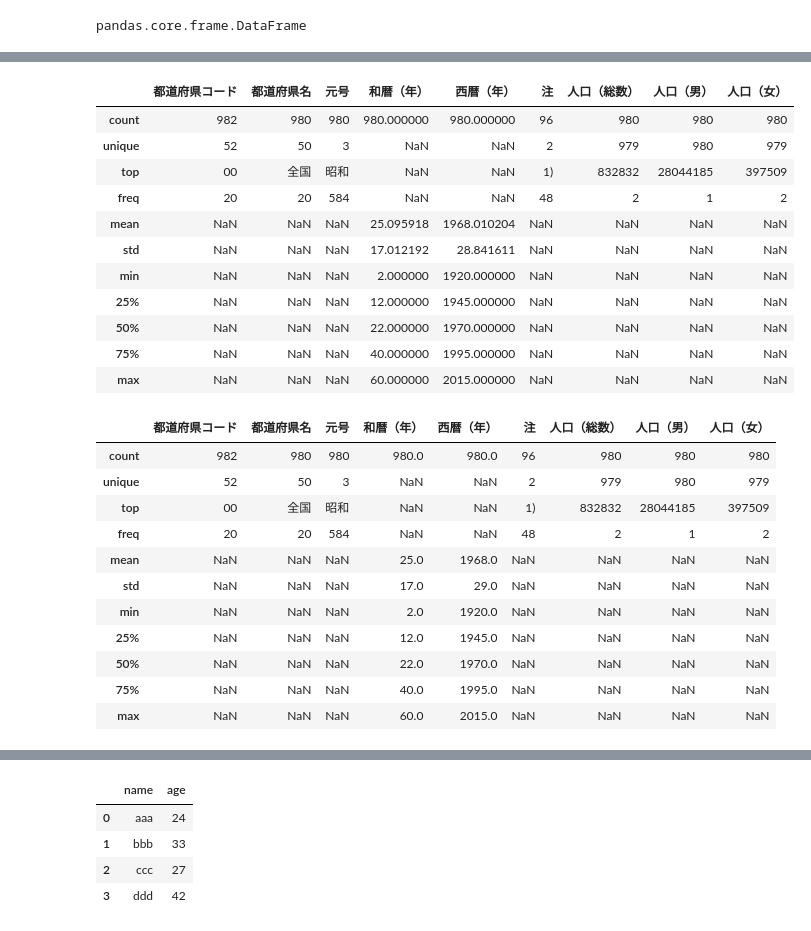
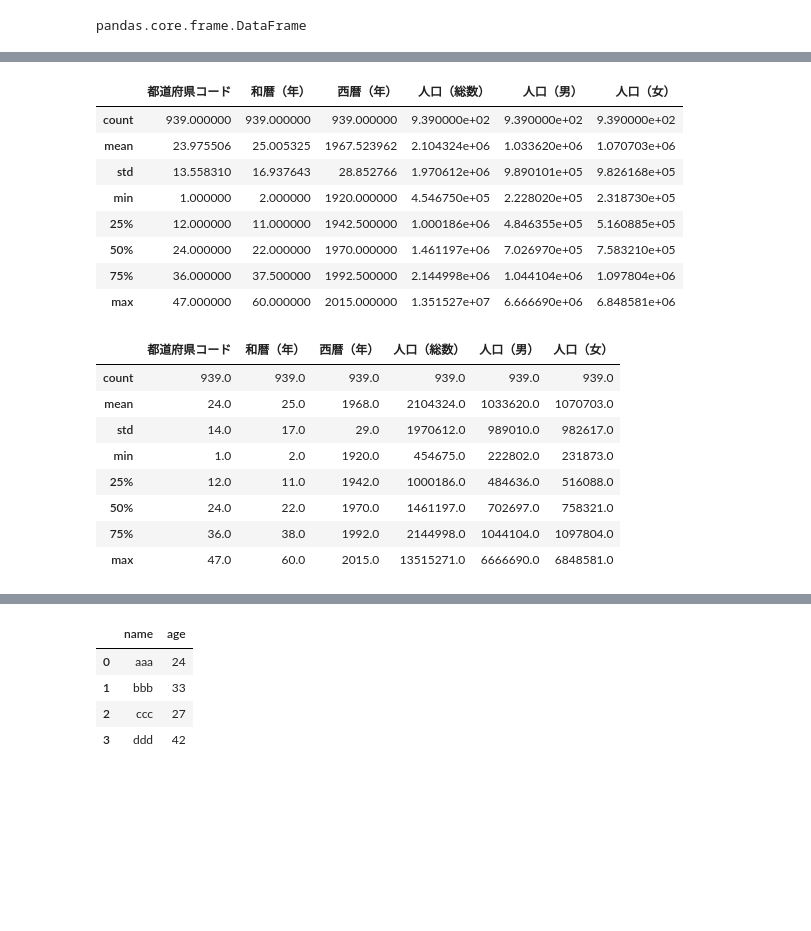
Before and after one commit to gakuto0404/Python, a Jupyter notebook: Pandas/DataFrame/pandas1.ipynb, the cells around one changed output, grey strips where cells are left out. Saved outputs shown, nothing was run; the diff lists cells and outputs as text; code cells hidden in the pictures; blank space fills up the shorter version.

```diff
--- a/Pandas/DataFrame/pandas1.ipynb
+++ b/Pandas/DataFrame/pandas1.ipynb
@@ -171,30 +170,24 @@ memory usage: 69.2+ KB
 # %%
-df_population_data.describe(include='all') #統計量
+df_population_data.describe() #統計量
 # %% [output]
-|  | 都道府県コード | 都道府県名 | 元号 | 和暦（年） | 西暦（年） | 注 | 人口（総数） | 人口（男） | 人口（女） |
-| count | 982 | 980 | 980 | 980.000000 | 980.000000 | 96 | 980 | 980 | 980 |
-| unique | 52 | 50 | 3 | NaN | NaN | 2 | 979 | 980 | 979 |
-| top | 00 | 全国 | 昭和 | NaN | NaN | 1) | 832832 | 28044185 | 397509 |
-| freq | 20 | 20 | 584 | NaN | NaN | 48 | 2 | 1 | 2 |
-| mean | NaN | NaN | NaN | 25.095918 | 1968.010204 | NaN | NaN | NaN | NaN |
-| std | NaN | NaN | NaN | 17.012192 | 28.841611 | NaN | NaN | NaN | NaN |
-| min | NaN | NaN | NaN | 2.000000 | 1920.000000 | NaN | NaN | NaN | NaN |
-| 25% | NaN | NaN | NaN | 12.000000 | 1945.000000 | NaN | NaN | NaN | NaN |
-| 50% | NaN | NaN | NaN | 22.000000 | 1970.000000 | NaN | NaN | NaN | NaN |
-| 75% | NaN | NaN | NaN | 40.000000 | 1995.000000 | NaN | NaN | NaN | NaN |
-| max | NaN | NaN | NaN | 60.000000 | 2015.000000 | NaN | NaN | NaN | NaN |
+|  | 都道府県コード | 和暦（年） | 西暦（年） | 人口（総数） | 人口（男） | 人口（女） |
+| count | 939.000000 | 939.000000 | 939.000000 | 9.390000e+02 | 9.390000e+02 | 9.390000e+02 |
+| mean | 23.975506 | 25.005325 | 1967.523962 | 2.104324e+06 | 1.033620e+06 | 1.070703e+06 |
+| std | 13.558310 | 16.937643 | 28.852766 | 1.970612e+06 | 9.890101e+05 | 9.826168e+05 |
+| min | 1.000000 | 2.000000 | 1920.000000 | 4.546750e+05 | 2.228020e+05 | 2.318730e+05 |
+| 25% | 12.000000 | 11.000000 | 1942.500000 | 1.000186e+06 | 4.846355e+05 | 5.160885e+05 |
+| 50% | 24.000000 | 22.000000 | 1970.000000 | 1.461197e+06 | 7.026970e+05 | 7.583210e+05 |
+| 75% | 36.000000 | 37.500000 | 1992.500000 | 2.144998e+06 | 1.044104e+06 | 1.097804e+06 |
+| max | 47.000000 | 60.000000 | 2015.000000 | 1.351527e+07 | 6.666690e+06 | 6.848581e+06 |
 # %%
-df_population_data.describe(include='all').round(0)
+df_population_data.describe().round(0)
 # %% [output]
-|  | 都道府県コード | 都道府県名 | 元号 | 和暦（年） | 西暦（年） | 注 | 人口（総数） | 人口（男） | 人口（女） |
-| count | 982 | 980 | 980 | 980.0 | 980.0 | 96 | 980 | 980 | 980 |
-| unique | 52 | 50 | 3 | NaN | NaN | 2 | 979 | 980 | 979 |
-| top | 00 | 全国 | 昭和 | NaN | NaN | 1) | 832832 | 28044185 | 397509 |
-| freq | 20 | 20 | 584 | NaN | NaN | 48 | 2 | 1 | 2 |
-| mean | NaN | NaN | NaN | 25.0 | 1968.0 | NaN | NaN | NaN | NaN |
-| std | NaN | NaN | NaN | 17.0 | 29.0 | NaN | NaN | NaN | NaN |
-| min | NaN | NaN | NaN | 2.0 | 1920.0 | NaN | NaN | NaN | NaN |
-| 25% | NaN | NaN | NaN | 12.0 | 1945.0 | NaN | NaN | NaN | NaN |
-| 50% | NaN | NaN | NaN | 22.0 | 1970.0 | NaN | NaN | NaN | NaN |
-| 75% | NaN | NaN | NaN | 40.0 | 1995.0 | NaN | NaN | NaN | NaN |
-| max | NaN | NaN | NaN | 60.0 | 2015.0 | NaN | NaN | NaN | NaN |
+|  | 都道府県コード | 和暦（年） | 西暦（年） | 人口（総数） | 人口（男） | 人口（女） |
+| count | 939.0 | 939.0 | 939.0 | 939.0 | 939.0 | 939.0 |
+| mean | 24.0 | 25.0 | 1968.0 | 2104324.0 | 1033620.0 | 1070703.0 |
+| std | 14.0 | 17.0 | 29.0 | 1970612.0 | 989010.0 | 982617.0 |
+| min | 1.0 | 2.0 | 1920.0 | 454675.0 | 222802.0 | 231873.0 |
+| 25% | 12.0 | 11.0 | 1942.0 | 1000186.0 | 484636.0 | 516088.0 |
+| 50% | 24.0 | 22.0 | 1970.0 | 1461197.0 | 702697.0 | 758321.0 |
+| 75% | 36.0 | 38.0 | 1992.0 | 2144998.0 | 1044104.0 | 1097804.0 |
+| max | 47.0 | 60.0 | 2015.0 | 13515271.0 | 6666690.0 | 6848581.0 |
```
Also changed, not shown: parts of 17 cells of this notebook, 12 other files.
